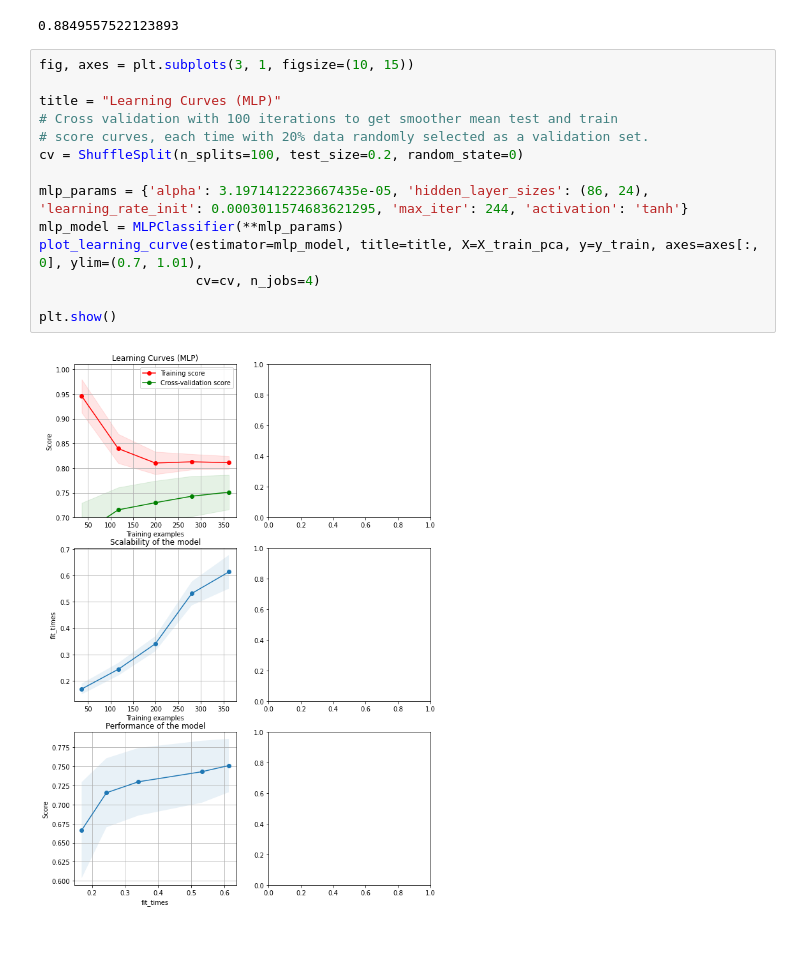
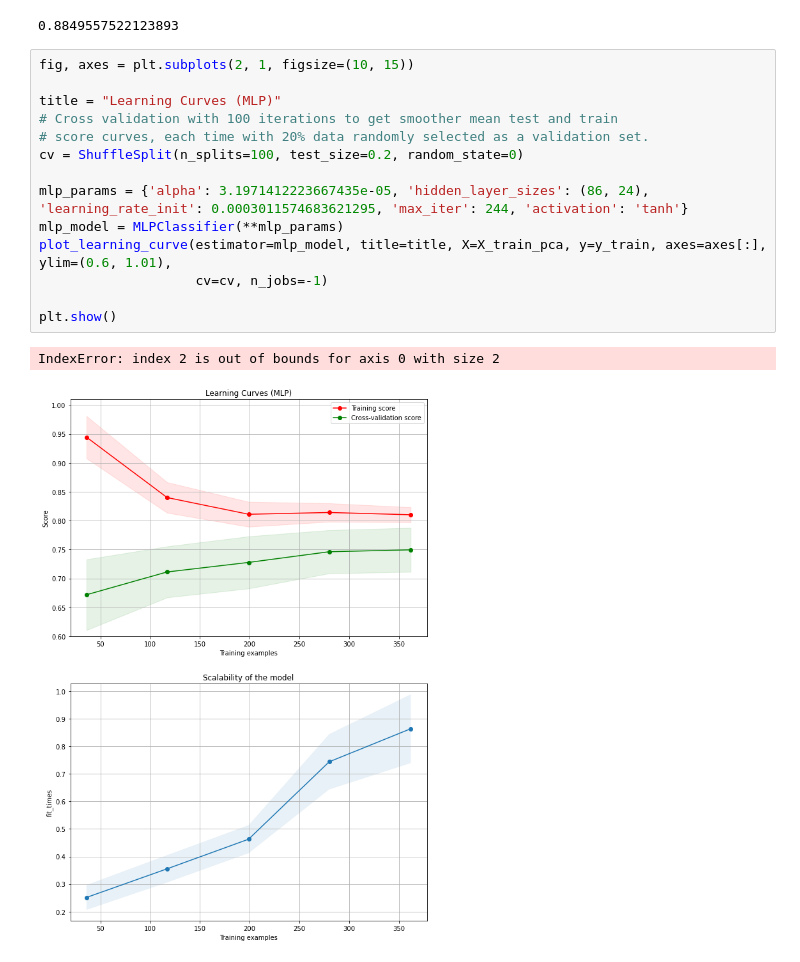
Before and after one commit to MaxMay95/CS7641-NCAA-Predictions, a Jupyter notebook: harrison_copy.ipynb, the cells around one changed output. Drawn from its saved outputs; the diff is of its cells as text.

```diff
--- a/harrison_copy.ipynb
+++ b/harrison_copy.ipynb
@@ -393,18 +393,19 @@ metrics.f1_score(y_test, y_pred)
 # %% [output]
 0.8849557522123893
 # %%
-fig, axes = plt.subplots(3, 1, figsize=(10, 15))
+fig, axes = plt.subplots(2, 1, figsize=(10, 15))
 
 title = "Learning Curves (MLP)"
 # Cross validation with 100 iterations to get smoother mean test and train
 # score curves, each time with 20% data randomly selected as a validation set.
 cv = ShuffleSplit(n_splits=100, test_size=0.2, random_state=0)
 
 mlp_params = {'alpha': 3.1971412223667435e-05, 'hidden_layer_sizes': (86, 24), 'learning_rate_init': 0.0003011574683621295, 'max_iter': 244, 'activation': 'tanh'}
 mlp_model = MLPClassifier(**mlp_params)
-plot_learning_curve(estimator=mlp_model, title=title, X=X_train_pca, y=y_train, axes=axes[:, 0], ylim=(0.7, 1.01),
-                    cv=cv, n_jobs=4)
+plot_learning_curve(estimator=mlp_model, title=title, X=X_train_pca, y=y_train, axes=axes[:], ylim=(0.6, 1.01),
+                    cv=cv, n_jobs=-1)
 
 plt.show()
 # %% [output]
+IndexError: index 2 is out of bounds for axis 0 with size 2
-[figure, old version]
+[figure, new version]
```
Also changed, not shown: 1 other file.
